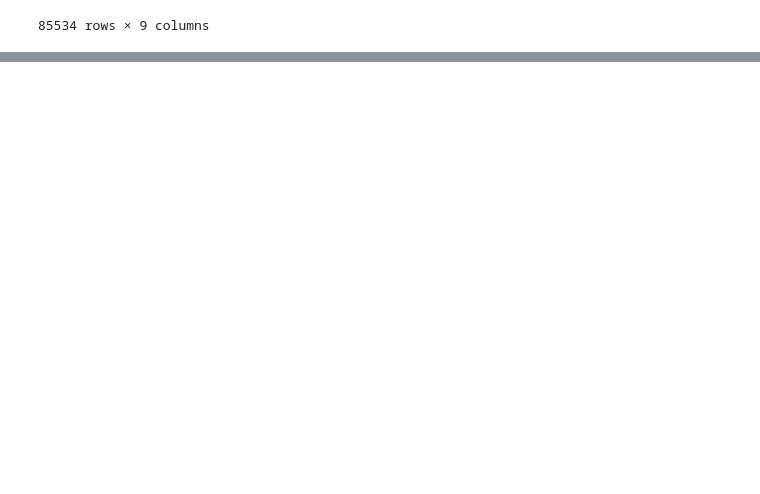
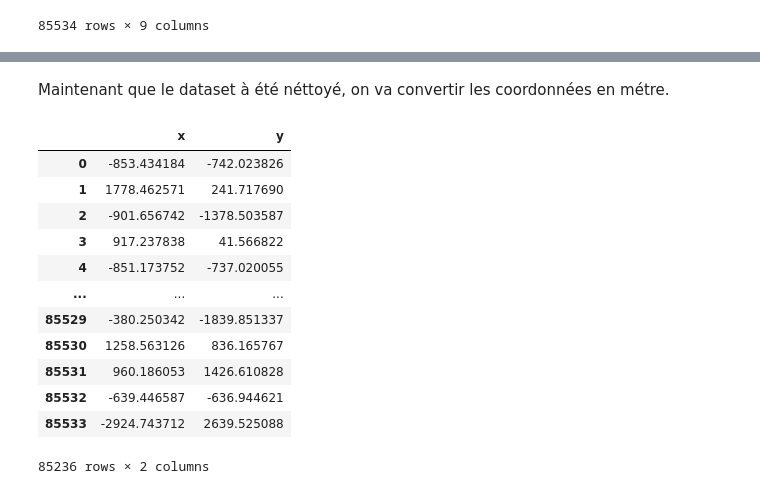
Before and after one commit to fmazur57u/Projet-DBScan, a Jupyter notebook: DBscan.ipynb, the cells around one changed output, grey strips where cells are left out. Drawn from its saved outputs; the diff is of its cells as text; code cells hidden in the pictures; blank space fills up the shorter version.

```diff
--- a/DBscan.ipynb
+++ b/DBscan.ipynb
@@ -96,2 +39,35 @@ y
+# %% [markdown]
+Maintenant que le dataset à été néttoyé, on va convertir les coordonnées en métre.
+# %%
+import numpy as np
+
+x = df_corrected["POLYLINE"].str.findall(r"\d+[.,]\d+").apply(lambda x: float(x[0]))
+y = df_corrected["POLYLINE"].str.findall(r"\d+[.,]\d+").apply(lambda x: float(x[1]))
+
+# Point de référence
+lon0 = x.mean()
+lat0 = y.mean()
+
+R = 6_371_000  # rayon terrestre en mètres
+
+x_m = R * np.cos(np.radians(lat0)) * np.radians(x - lon0)
+y_m = R * np.radians(y - lat0)
+
+df_coord = pd.DataFrame({"x": x_m, "y": y_m})
+df_coord
+# %% [output]
+|  | x | y |
+| 0 | -853.434184 | -742.023826 |
+| 1 | 1778.462571 | 241.717690 |
+| 2 | -901.656742 | -1378.503587 |
+| 3 | 917.237838 | 41.566822 |
+| 4 | -851.173752 | -737.020055 |
+| ... | ... | ... |
+| 85529 | -380.250342 | -1839.851337 |
+| 85530 | 1258.563126 | 836.165767 |
+| 85531 | 960.186053 | 1426.610828 |
+| 85532 | -639.446587 | -636.944621 |
+| 85533 | -2924.743712 | 2639.525088 |
+85236 rows × 2 columns
 # %%
 import seaborn as sns
```
Also changed, not shown: parts of 23 cells of this notebook.
